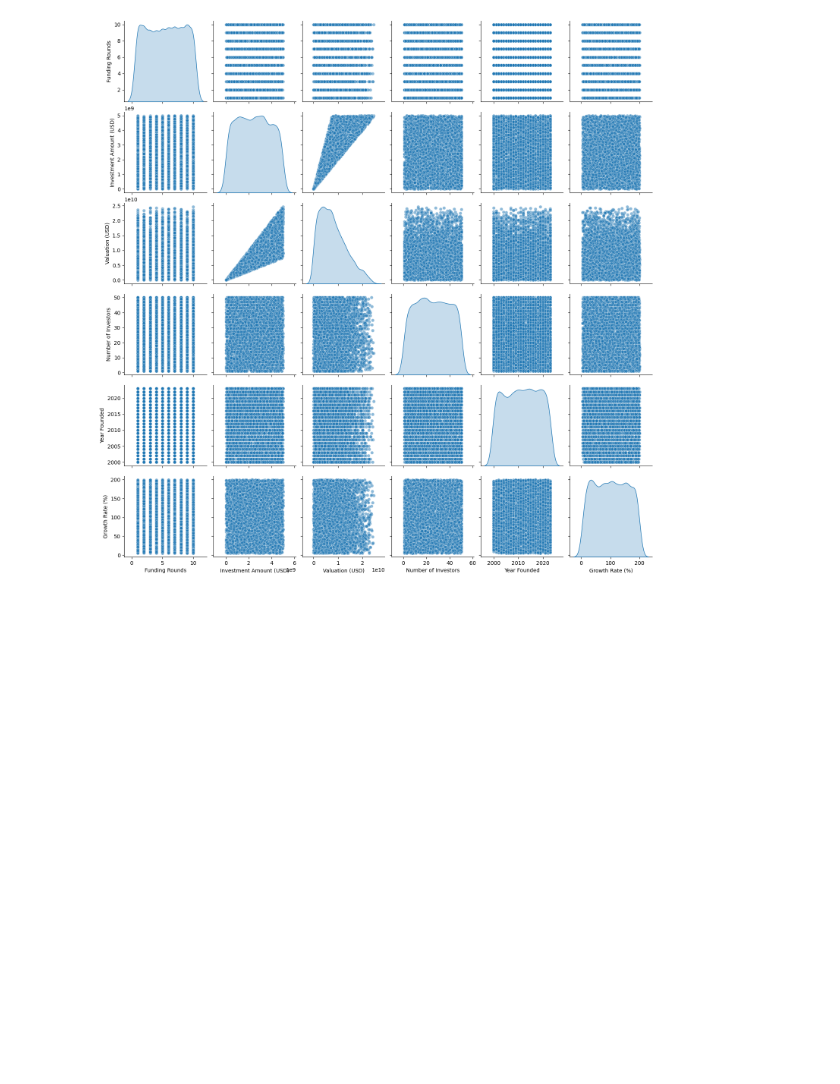
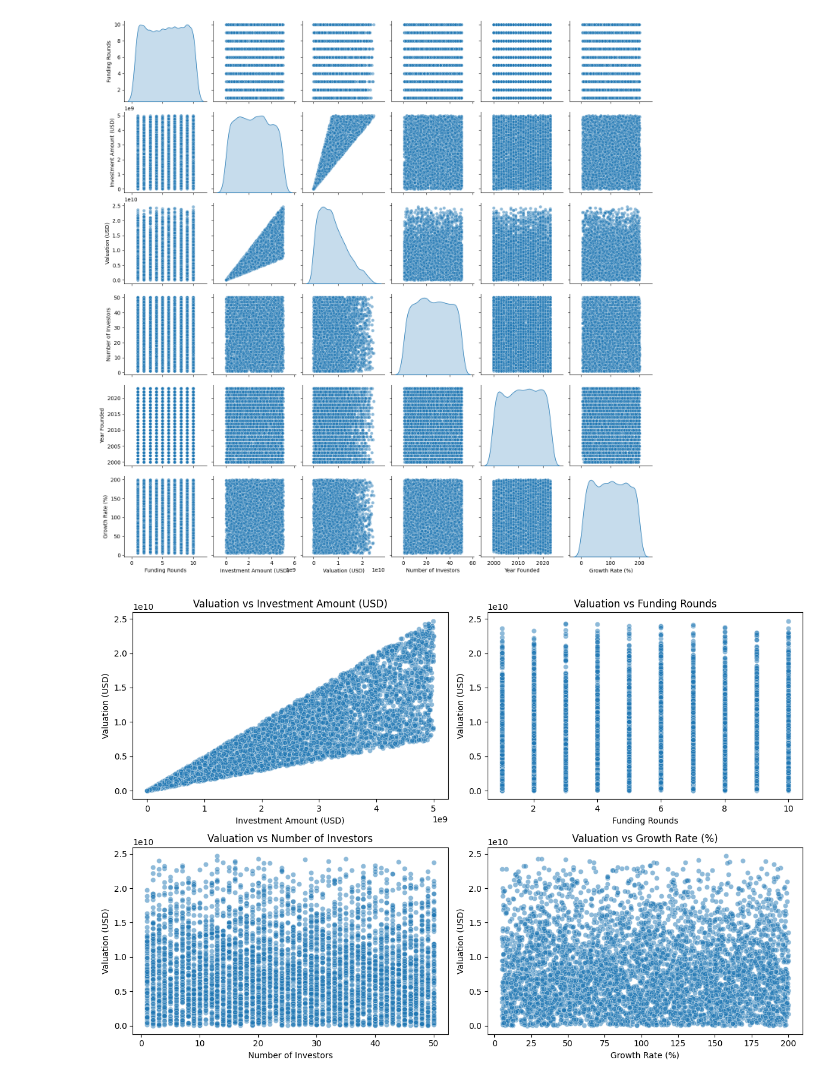
Before and after one commit to JanAguilo/Startup-Valuation-Prediction-, a Jupyter notebook: eda.ipynb, the cells around one changed output. Cells and saved outputs as stored; diff of their text form; code cells hidden in the pictures; blank space fills up the shorter version.

```diff
--- a/eda.ipynb
+++ b/eda.ipynb
@@ -35,30 +35,60 @@ plt.figure(figsize=(8, 5))
 sns.histplot(df["Valuation (USD)"], bins=30, kde=True)
 plt.title("Distribution of Startup Valuation")
 plt.xlabel("Valuation (USD)")
 plt.ylabel("Frequency")
 plt.show()
 
 # Pairplot to visualize relationships (Only numerical columns)
 sns.pairplot(numeric_df, diag_kind="kde", plot_kws={"alpha": 0.5})
 plt.show()
+
+
+# Scatter plots for key numerical variables against Valuation (USD)
+import matplotlib.pyplot as plt
+import seaborn as sns
+import numpy as np
+
+# Select important numerical features
+features = ["Investment Amount (USD)", "Funding Rounds", "Number of Investors", "Growth Rate (%)"]
+
+# Create scatter plots
+plt.figure(figsize=(12, 8))
+for i, feature in enumerate(features, 1):
+    plt.subplot(2, 2, i)
+    sns.scatterplot(x=df[feature], y=df["Valuation (USD)"], alpha=0.5)
+    plt.xlabel(feature)
+    plt.ylabel("Valuation (USD)")
+    plt.title(f"Valuation vs {feature}")
+
+plt.tight_layout()
+plt.show()
+
+# Check if log transformation is needed
+plt.figure(figsize=(10, 5))
+sns.histplot(np.log1p(df["Valuation (USD)"]), bins=30, kde=True)
+plt.title("Log-Transformed Distribution of Valuation")
+plt.xlabel("Log(Valuation + 1)")
+plt.ylabel("Frequency")
+plt.show()
 # %% [output]
 Dataset Information:
 <class 'pandas.core.frame.DataFrame'>
 RangeIndex: 5000 entries, 0 to 4999
 Data columns (total 9 columns):
  #   Column                   Non-Null Count  Dtype
 ---  ------                   --------------  -----
  0   Startup Name             5000 non-null   object
  1   Industry                 5000 non-null   object
  2   Funding Rounds           5000 non-null   int64
  3   Investment Amount (USD)  5000 non-null   float64
  4   Valuation (USD)          5000 non-null   float64
  5   Number of Investors      5000 non-null   int64
 ... (35 lines left out)
 25%              13.000000   2006.000000        52.815000
 50%              25.000000   2012.000000       102.215000
 75%              38.000000   2018.000000       150.580000
 max              50.000000   2023.000000       199.970000
 [figure]
 [figure]
 [figure]
+[figure, added]
```
Also changed, not shown: parts of 1 cell of this notebook, 1 other file.
